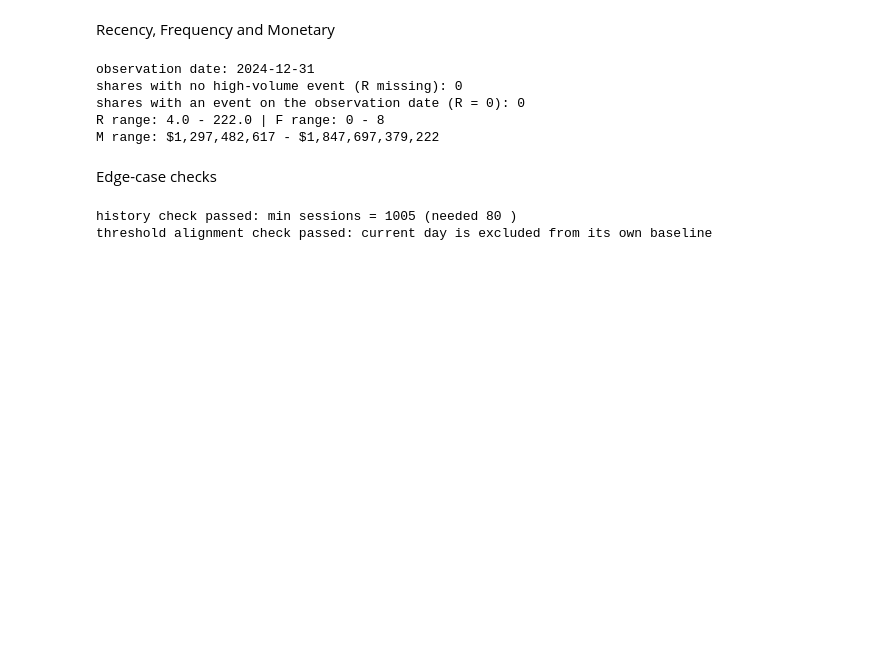
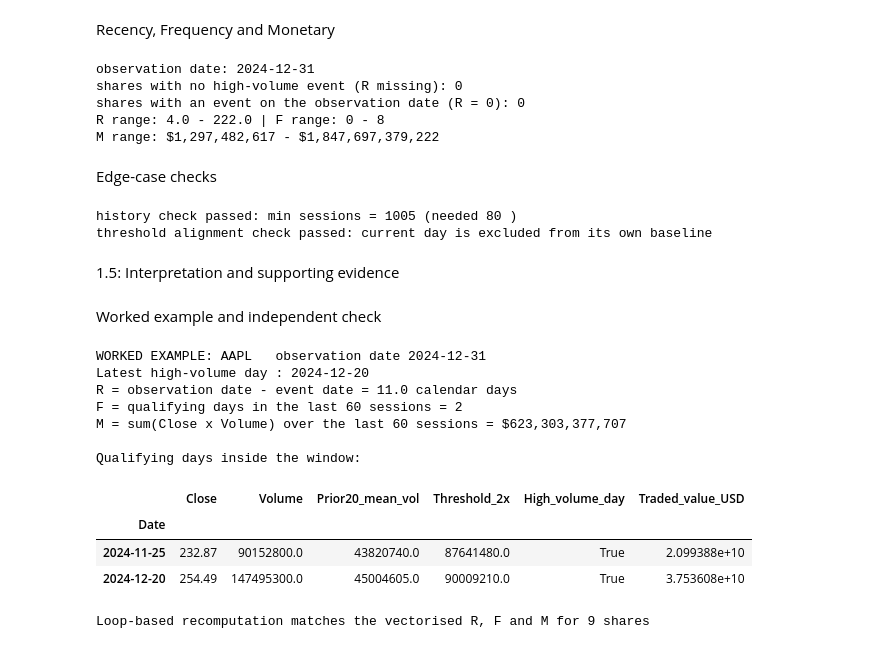
Before and after one commit to aaisha-aamina/sp500-rfm-stock-segmentation, a Jupyter notebook: Coursework_w2052143.ipynb, the cells around one changed output. Cells and saved outputs as stored; diff of their text form; code cells hidden in the pictures; blank space fills up the shorter version.

```diff
--- a/Coursework_w2052143.ipynb
+++ b/Coursework_w2052143.ipynb
@@ -426,3 +426,47 @@ print('threshold alignment check passed: current day is excluded from its own ba
 # %% [output]
 history check passed: min sessions = 1005 (needed 80 )
 threshold alignment check passed: current day is excluded from its own baseline
+# %% [markdown]
+1.5: Interpretation and supporting evidence
+# %% [markdown]
+Worked example and independent check
+# %%
+t = 'AAPL' if 'AAPL' in retained else retained[0]
+ex = pd.DataFrame({'Close': close_r[t], 'Volume': vol_r[t], 'Prior20_mean_vol': base[t],
+                   'Threshold_2x': thr[t], 'High_volume_day': hv[t]})
+ex['Traded_value_USD'] = ex['Close'] * ex['Volume']
+win = ex.tail(RFM_WIN)
+
+print(f'WORKED EXAMPLE: {t}   observation date {obs_date.date()}')
+print('Latest high-volume day :', last_event[t].date())
+print('R = observation date - event date =', R[t], 'calendar days')
+print('F = qualifying days in the last', RFM_WIN, 'sessions =', int(F[t]))
+print(f'M = sum(Close x Volume) over the last {RFM_WIN} sessions = ${M[t]:,.0f}')
+print('\nQualifying days inside the window:')
+display(win[win['High_volume_day']].round(2))
+
+# independent loop-based recomputation (different code path from the vectorised version)
+rng = np.random.default_rng(0)
+sample = list(rng.choice(retained, size=8, replace=False)) + [t]
+for s in sample:
+    v, c = vol_r[s].values, close_r[s].values
+    flags = [(k >= RFM_BASE) and (v[k] > RFM_MULT * v[k - RFM_BASE:k].mean()) for k in range(len(v))]
+    idx = [k for k, f in enumerate(flags) if f]
+    r_loop = (obs_date - cal[idx[-1]]).days if idx else np.nan
+    assert (np.isnan(r_loop) and np.isnan(R[s])) or r_loop == R[s], (s, 'R')
+    assert sum(flags[-RFM_WIN:]) == F[s], (s, 'F')
+    assert np.isclose(float(sum(c[-RFM_WIN:] * v[-RFM_WIN:])), M[s]), (s, 'M')
+print('\nLoop-based recomputation matches the vectorised R, F and M for', len(sample), 'shares')
+# %% [output]
+WORKED EXAMPLE: AAPL   observation date 2024-12-31
+Latest high-volume day : 2024-12-20
+R = observation date - event date = 11.0 calendar days
+F = qualifying days in the last 60 sessions = 2
+M = sum(Close x Volume) over the last 60 sessions = $623,303,377,707
+
+Qualifying days inside the window:
+|  | Close | Volume | Prior20_mean_vol | Threshold_2x | High_volume_day | Traded_value_USD |
+| Date |  |  |  |  |  |  |
+| 2024-11-25 | 232.87 | 90152800.0 | 43820740.0 | 87641480.0 | True | 2.099388e+10 |
+| 2024-12-20 | 254.49 | 147495300.0 | 45004605.0 | 90009210.0 | True | 3.753608e+10 |
+Loop-based recomputation matches the vectorised R, F and M for 9 shares
```
Also changed, not shown: parts of 4 cells of this notebook.
